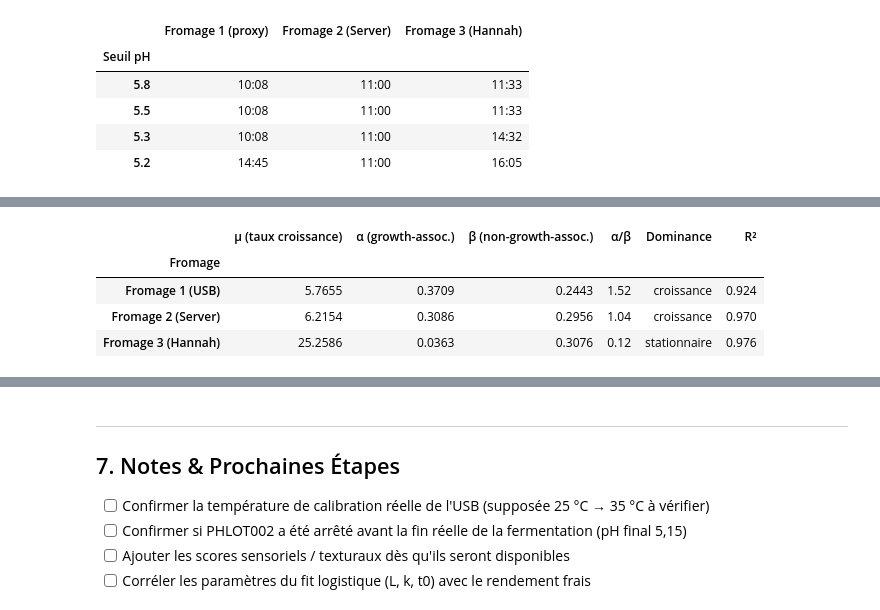
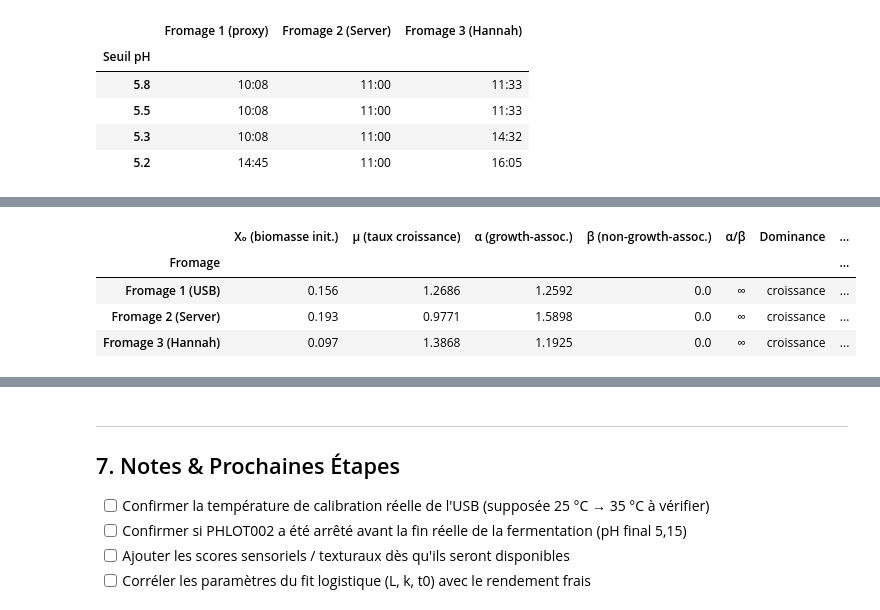
Before and after one commit to samuelemoungang/cheese-acidification-analysis, a Jupyter notebook: acidification_analysis_05052026.ipynb, the cells around one changed output, grey strips where cells are left out. Cells and saved outputs as stored; diff of their text form; code cells hidden in the pictures.

```diff
--- a/acidification_analysis_05052026.ipynb
+++ b/acidification_analysis_05052026.ipynb
@@ -633,45 +637,46 @@ def lp_ode(t, y, mu, alpha, beta):
     return [dXdt, dAdt]
 
 def fit_lp_ode(ph_series, fit_start, fit_end):
+    """Identifie (μ, α, β, X₀) par intégration numérique + minimisation.
+    X₀ est un paramètre libre — évite la forme en S artificielle liée
+    à une biomasse initiale mal estimée.
+    """
     ph = ph_series[(ph_series.index >= fit_start) & (ph_series.index <= fit_end)].dropna()
-    # Rolling median to suppress residual spikes before computing A(t)
     ph = ph.rolling(window=5, center=True, min_periods=1).median()
     t     = (ph.index - ph.index[0]).total_seconds() / 3600
-    A_obs = ph.values[0] - ph.values
-    # Clip to non-negative: model assumes monotonic acid production
-    A_obs = np.clip(A_obs, 0, None)
-    X0, A0 = 0.01, 0.0
+    A_obs = np.clip(ph.values[0] - ph.values, 0, None)
 
     def residuals(params):
-        mu, alpha, beta = params
-        if mu <= 0 or alpha < 0 or beta < 0:
+        mu, alpha, beta, X0 = params
+        if mu <= 0 or alpha < 0 or beta < 0 or not (0 < X0 < 1):
             return 1e10
-        sol = solve_ivp(
-            lp_ode, [t[0], t[-1]], [X0, A0],
-            args=(mu, alpha, beta),
-            t_eval=t, method='RK45', rtol=1e-6, atol=1e-8
-        )
+        sol = solve_ivp(lp_ode, [t[0], t[-1]], [X0, 0.0],
+                        args=(mu, alpha, beta),
+                        t_eval=t, method='RK45', rtol=1e-6, atol=1e-8)
         if not sol.success or sol.y.shape[1] != len(t):
             return 1e10
         return np.sum((sol.y[1] - A_obs) ** 2)
 
-    res = minimize(residuals, x0=[2.0, 0.5, 0.05], method='Nelder-Mead',
-                   options={'xatol': 1e-6, 'fatol': 1e-8, 'maxiter': 8000})
-    mu_f, alpha_f, beta_f = res.x
+    # Multi-start sur X₀ pour éviter les minima locaux
+    best_res = None
+    for x0_init in [0.01, 0.3, 0.7, 0.95]:
+        res = minimize(residuals, x0=[2.0, 0.3, 0.1, x0_init], method='Nelder-Mead',
+                       options={'xatol': 1e-7, 'fatol': 1e-9, 'maxiter': 12000})
+        if best_res is None or res.fun < best_res.fun:
+            best_res = res
 
-    sol = solve_ivp(
-        lp_ode, [t[0], t[-1]], [X0, A0],
-        args=(mu_f, alpha_f, beta_f),
-        t_eval=t, method='RK45', rtol=1e-6, atol=1e-8
-    )
+    mu_f, alpha_f, beta_f, X0_f = best_res.x
+
+    sol = solve_ivp(lp_ode, [t[0], t[-1]], [X0_f, 0.0],
+                    args=(mu_f, alpha_f, beta_f),
+                    t_eval=t, method='RK45', rtol=1e-6, atol=1e-8)
     A_sim = sol.y[1]; X_sim = sol.y[0]
     ss_res = np.sum((A_sim - A_obs) ** 2)
     ss_tot = np.sum((A_obs - A_obs.mean()) ** 2)
     r2     = 1 - ss_res / ss_tot if ss_tot > 0 else 0.0
     return dict(t=t, A_obs=A_obs, A_sim=A_sim, X_sim=X_sim,
-                mu=mu_f, alpha=alpha_f, beta=beta_f, r2=r2)
+                mu=mu_f, alpha=alpha_f, beta=beta_f, X0=X0_f, r2=r2)
 
-# All three probes use the same common window (start after moulage)
 series_lp = [
     ('Fromage 1 (USB)',    pH1_corr,     'steelblue', FW_START, FW_END),
     ('Fromage 2 (Server)', pH2_corr_vis, 'tomato',    FW_START, FW_END),
@@ -684,9 +689,20 @@ for name, ph_series, color, fw_s, fw_e in series_lp:
         res = fit_lp_ode(ph_series, fw_s, fw_e)
         res['color'] = color
         results_lp[name] = res
-        print(f"{name}: μ={res['mu']:.3f}  α={res['alpha']:.4f}  β={res['beta']:.4f}  R²={res['r2']:.3f}")
+        x0_phase = ('début croissance' if res['X0'] < 0.2
+                    else 'croissance active' if res['X0'] < 0.6
+                    else 'phase stationnaire')
+        mu_flag = '✓' if 0.1 < res['mu'] < 5 else '⚠ irréaliste'
+        print(f"{name}:")
+        print(f"  μ={res['mu']:.3f} h⁻¹ {mu_flag}  α={res['alpha']:.4f}  β={res['beta']:.4f}  X₀={res['X0']:.3f} ({x0_phase})  R²={res['r2']:.3f}")
     except Exception as e:
         print(f'{name} : erreur — {e}')
+
+print("\n── Plausibilité physique de μ ───────────────────────────────────────")
+print("   (bactéries lactiques typiques : μ = 0.3–2.0 h⁻¹ à 37°C)")
+for name, res in results_lp.items():
+    flag = '✓' if 0.1 < res['mu'] < 5 else '⚠ irréaliste'
+    print(f"  {name}: μ = {res['mu']:.3f} h⁻¹  {flag}")
 
 rows_lp = []
 for name, res in results_lp.items():
@@ -694,6 +710,7 @@ for name, res in results_lp.items():
     dom   = 'croissance' if res['alpha'] > res['beta'] else 'stationnaire'
     rows_lp.append({
         'Fromage':               name,
+        'X₀ (biomasse init.)':   round(res['X0'],    3),
         'μ (taux croissance)':    round(res['mu'],    4),
         'α (growth-assoc.)':      round(res['alpha'], 4),
         'β (non-growth-assoc.)':  round(res['beta'],  4),
@@ -709,8 +735,8 @@ Fromage 3 (Hannah): μ=25.259  α=0.0363  β=0.3076  R²=0.976
-|  | μ (taux croissance) | α (growth-assoc.) | β (non-growth-assoc.) | α/β | Dominance | R² |
-| Fromage |  |  |  |  |  |  |
-| Fromage 1 (USB) | 5.7655 | 0.3709 | 0.2443 | 1.52 | croissance | 0.924 |
-| Fromage 2 (Server) | 6.2154 | 0.3086 | 0.2956 | 1.04 | croissance | 0.970 |
-| Fromage 3 (Hannah) | 25.2586 | 0.0363 | 0.3076 | 0.12 | stationnaire | 0.976 |
+|  | X₀ (biomasse init.) | μ (taux croissance) | α (growth-assoc.) | β (non-growth-assoc.) | α/β | Dominance | ... |
+| Fromage |  |  |  |  |  |  | ... |
+| Fromage 1 (USB) | 0.156 | 1.2686 | 1.2592 | 0.0 | ∞ | croissance | ... |
+| Fromage 2 (Server) | 0.193 | 0.9771 | 1.5898 | 0.0 | ∞ | croissance | ... |
+| Fromage 3 (Hannah) | 0.097 | 1.3868 | 1.1925 | 0.0 | ∞ | croissance | ... |
 # %%
 fig, axes = plt.subplots(1, 3, figsize=(18, 5))
 
```
Also changed, not shown: parts of 3 cells of this notebook, 9 other files.
